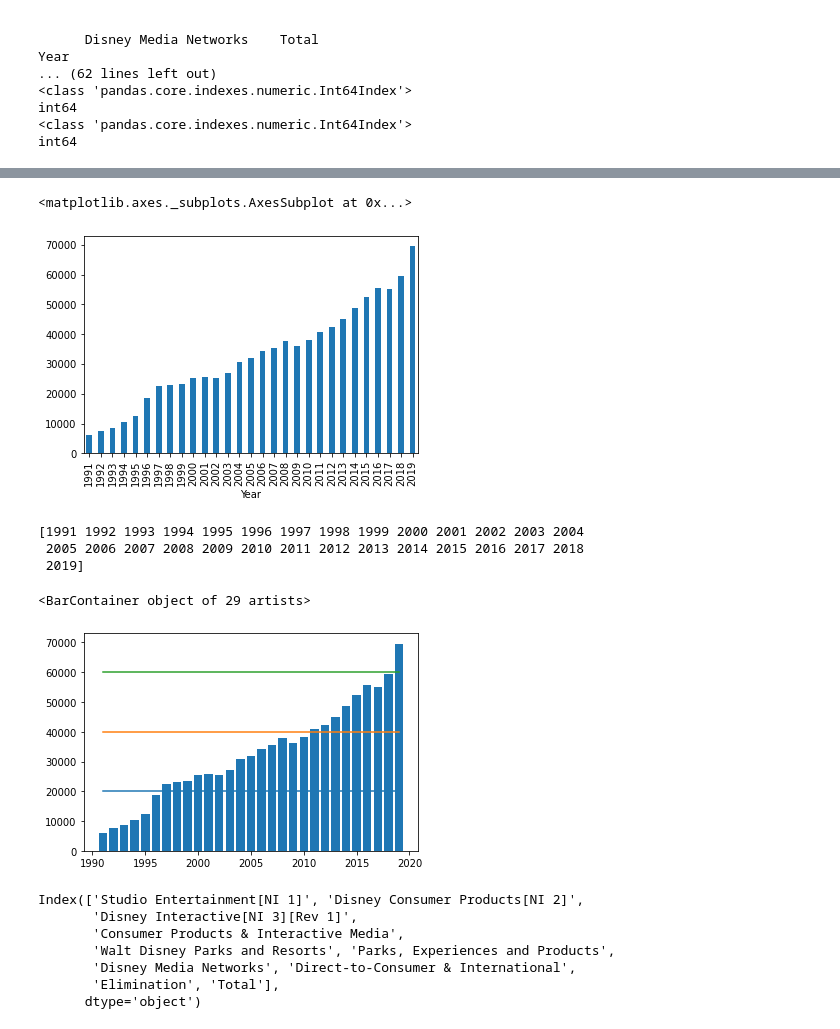
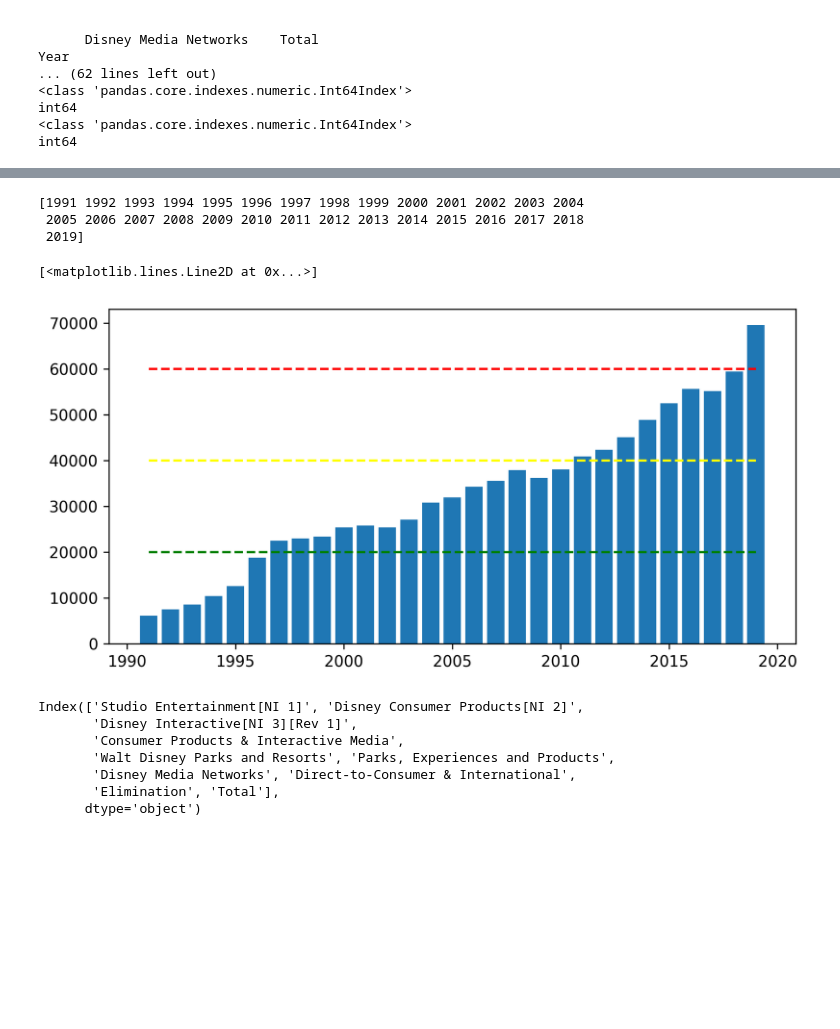
Before and after one commit to uomodellamansarda/DisneyMoviesAnalysis, a Jupyter notebook: DisneyRevenuesStreamsAnalysis.ipynb, the cells around one changed output, grey strips where cells are left out. Cells and saved outputs as stored; diff of their text form; code cells hidden in the pictures; blank space fills up the shorter version.

```diff
--- a/DisneyRevenuesStreamsAnalysis.ipynb
+++ b/DisneyRevenuesStreamsAnalysis.ipynb
@@ -281,31 +280,27 @@ Year                                                              ...
 dtypes: float64(10)
 memory usage: 2.5 KB
 None
-# %%
-df_merge_2['Total'].sort_index().plot(kind='bar')
-# %% [output]
-<matplotlib.axes._subplots.AxesSubplot at 0x...>
-[figure, removed]
 # %%
 x1=20000
 x2=40000
 x3=60000
 y_range=np.arange(1991,2020)
 y1=np.full(len(y_range),x1)
 y2=np.full(len(y_range),x2)
 y3=np.full(len(y_range),x3)
 print(y_range)
-fig,ax=plt.subplots()
-ax.plot(y_range,y1)
-ax.plot(y_range,y2)
-ax.plot(y_range,y3)
+fig,ax=plt.subplots(figsize=(8,4),
+                          facecolor='white', dpi=300)
 ax.bar(y_range,df_merge_2['Total'].sort_index())
+ax.plot(y_range,y1,'--',color="green")
+ax.plot(y_range,y2,'--',color="yellow")
+ax.plot(y_range,y3,'--',color="red")
 # %% [output]
 [1991 1992 1993 1994 1995 1996 1997 1998 1999 2000 2001 2002 2003 2004
  2005 2006 2007 2008 2009 2010 2011 2012 2013 2014 2015 2016 2017 2018
  2019]
-<BarContainer object of 29 artists>
+[<matplotlib.lines.Line2D at 0x...>]
-[figure, old version]
+[figure, new version]
 # %%
 print(df_merge_2.columns)
 # %% [output]
```
Also changed, not shown: parts of 11 cells of this notebook.
